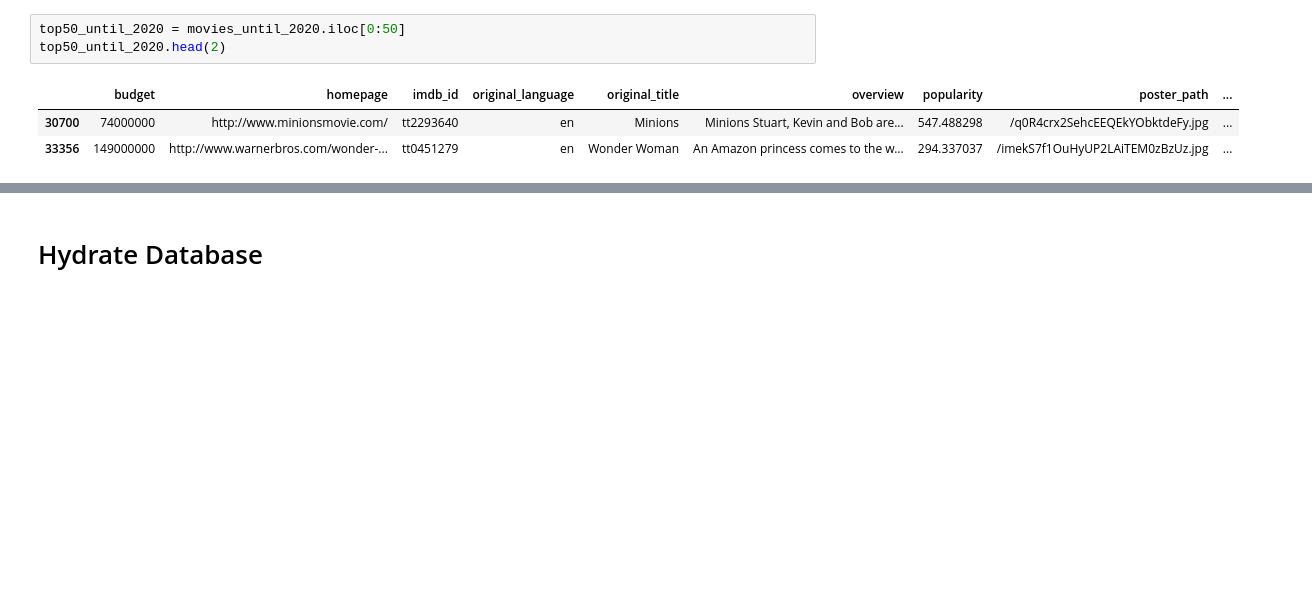
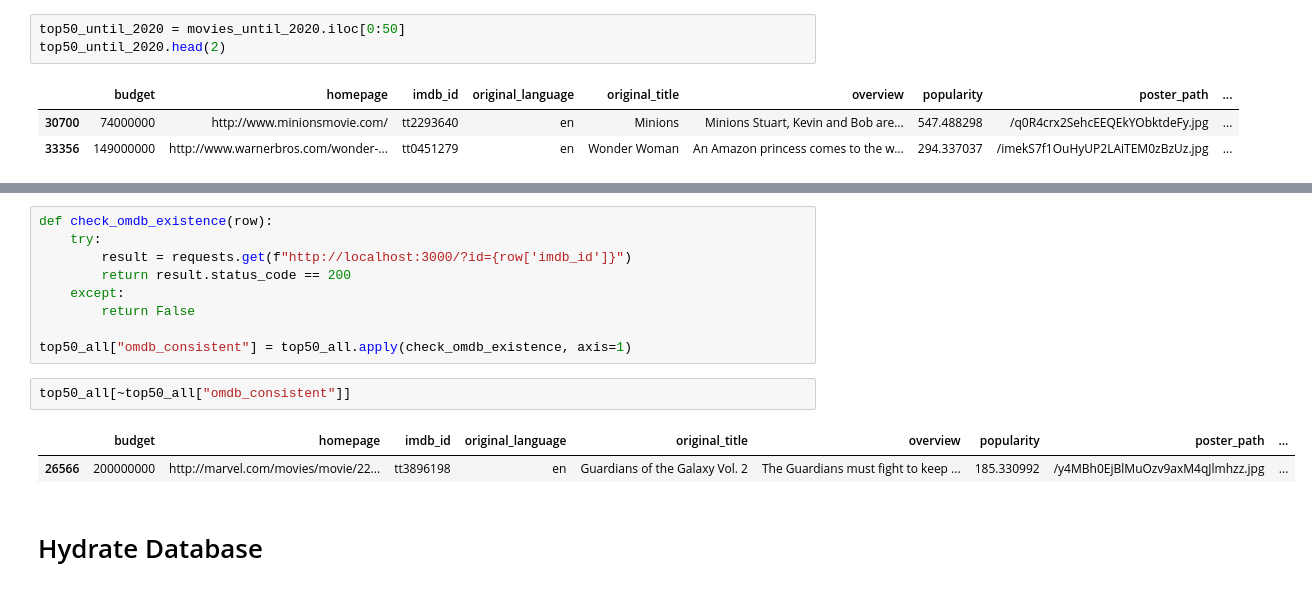
Before and after one commit to kwizapp/metadata-service, a Jupyter notebook: Preprocessing.ipynb, the cells around one changed output, grey strips where cells are left out. Saved outputs shown, nothing was run; the diff lists cells and outputs as text; blank space fills up the shorter version.

Commit message:
Extend preprocessing script with omdb API consistency check

```diff
--- a/Preprocessing.ipynb
+++ b/Preprocessing.ipynb
@@ -113,3 +125,17 @@ top50_until_2020.head(2)
+# %%
+def check_omdb_existence(row):
+    try:
+        result = requests.get(f"http://localhost:3000/?id={row['imdb_id']}")
+        return result.status_code == 200
+    except:
+        return False
+
+top50_all["omdb_consistent"] = top50_all.apply(check_omdb_existence, axis=1)
+# %%
+top50_all[~top50_all["omdb_consistent"]]
+# %% [output]
+|  | budget | homepage | imdb_id | original_language | original_title | overview | popularity | poster_path | ... |
+| 26566 | 200000000 | http://marvel.com/movies/movie/22... | tt3896198 | en | Guardians of the Galaxy Vol. 2 | The Guardians must fight to keep ... | 185.330992 | /y4MBh0EjBlMuOzv9axM4qJlmhzz.jpg | ... |
 # %% [markdown]
 # Hydrate Database
 # %%
```
Also changed, not shown: parts of 6 cells of this notebook.
